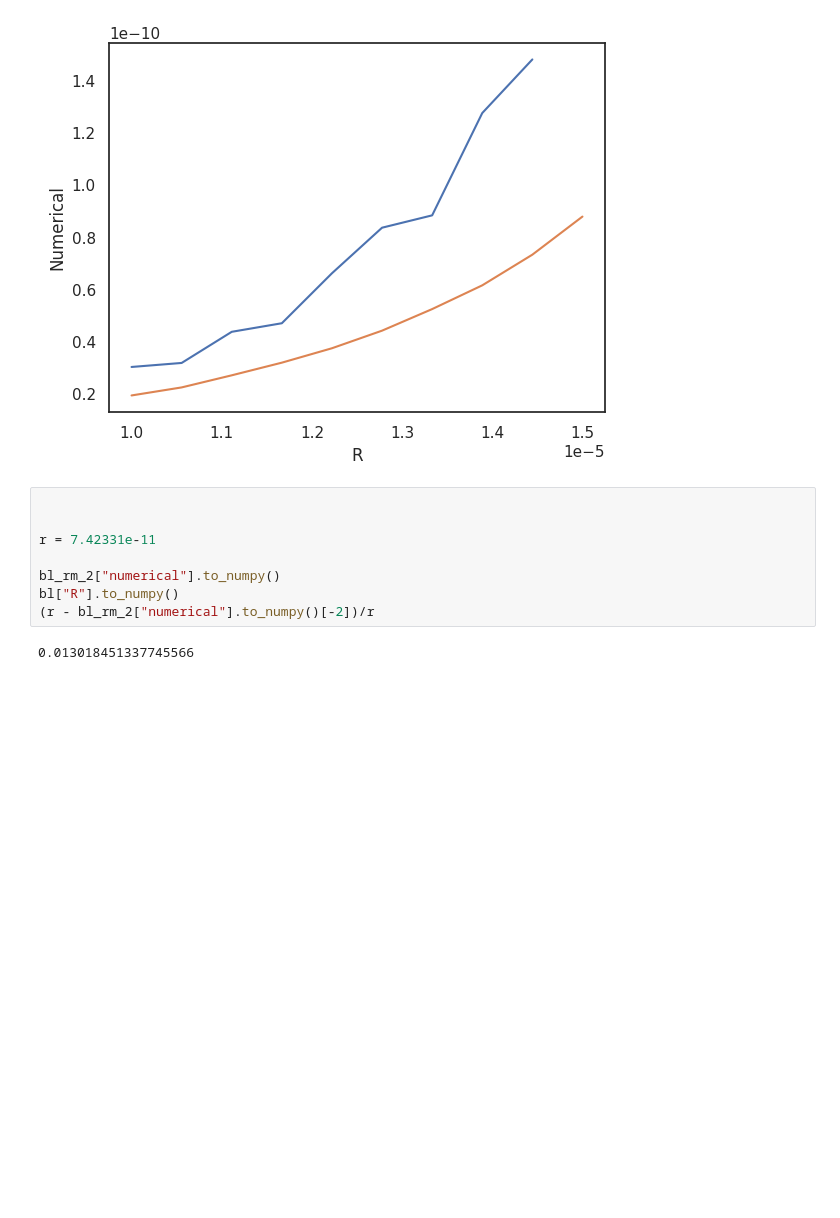
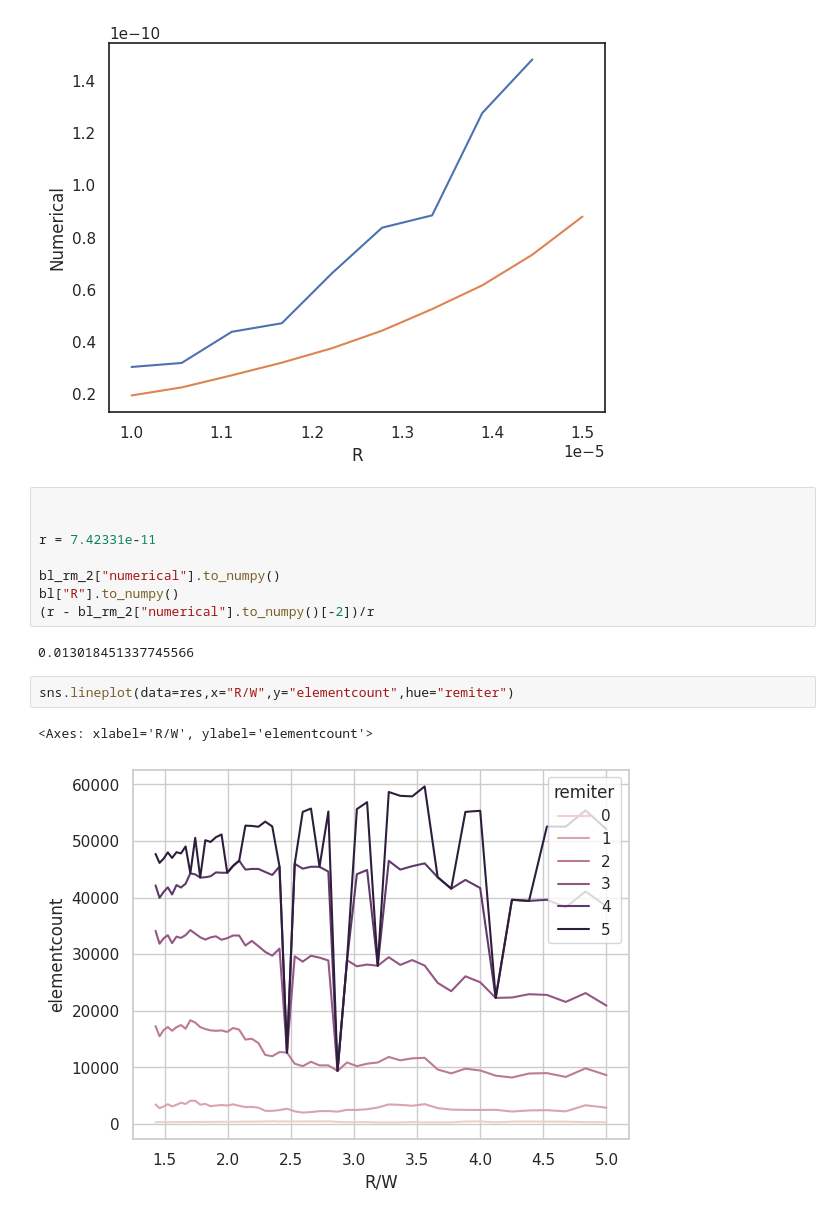
Before and after one commit to 23572027/SkripsieCode, a Jupyter notebook: testfiles/Circle_With_Remeshing/result.ipynb, the cells around one changed output. Cells and saved outputs as stored; diff of their text form; blank space fills up the shorter version.

```diff
--- a/testfiles/Circle_With_Remeshing/result.ipynb
+++ b/testfiles/Circle_With_Remeshing/result.ipynb
@@ -255,3 +255,8 @@ bl["R"].to_numpy()
 (r - bl_rm_2["numerical"].to_numpy()[-2])/r
 # %% [output]
 0.013018451337745566
+# %%
+sns.lineplot(data=res,x="R/W",y="elementcount",hue="remiter")
+# %% [output]
+<Axes: xlabel='R/W', ylabel='elementcount'>
+[figure, added]
```
Also changed, not shown: parts of 2 cells of this notebook, 32 other files.
